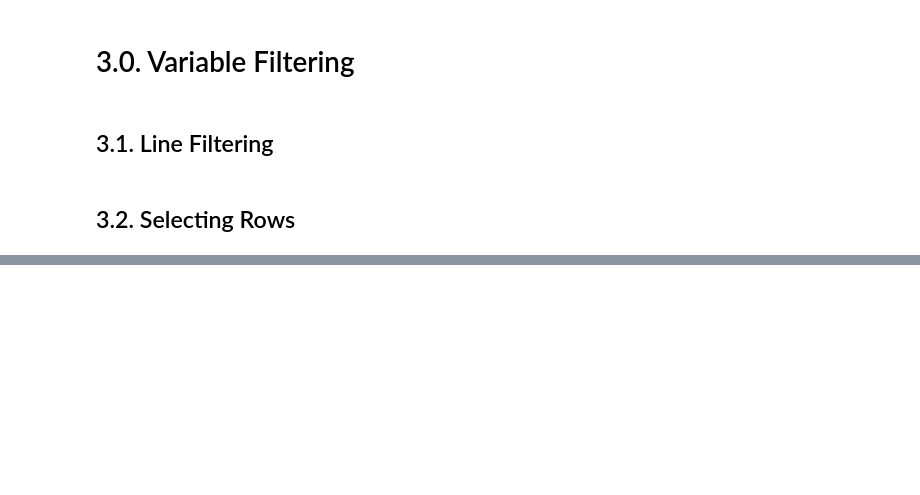
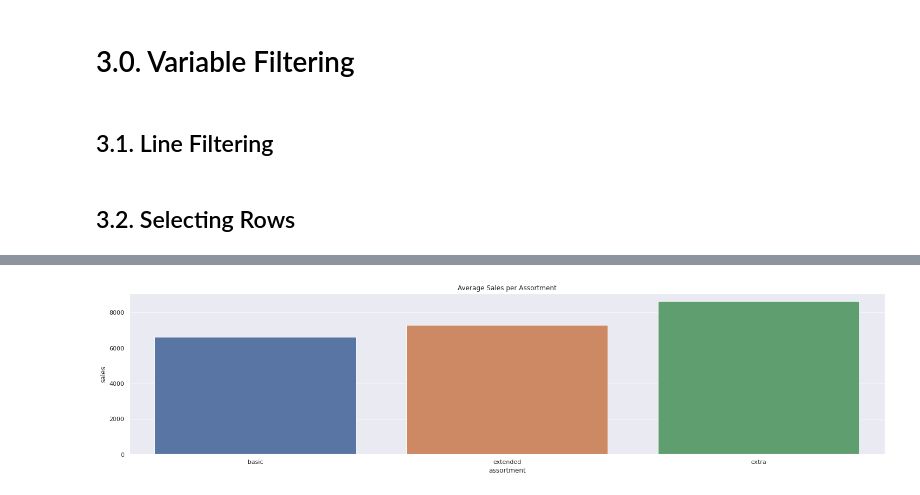
Before and after one commit to TadeuMadureira/DataScience_Em_Producao, a Jupyter notebook: DataScience_Em_Producao.ipynb, the cells around one changed output, grey strips where cells are left out. Drawn from its saved outputs; the diff is of its cells as text; code cells hidden in the pictures; blank space fills up the shorter version.

```diff
--- a/DataScience_Em_Producao.ipynb
+++ b/DataScience_Em_Producao.ipynb
@@ -372,0 +431,7 @@ df3 = df3.drop( cols_drop, axis=1 )
+# %%
+plt.subplot(2, 1, 1)
+aux1 = df4[['assortment', 'sales']].groupby( 'assortment' ).mean().reset_index()
+sns.barplot( x='assortment', y='sales', data=aux1 );
+plt.title('Average Sales per Assortment');
+# %% [output]
+[figure, added]
```
Also changed, not shown: parts of 16 cells of this notebook.
